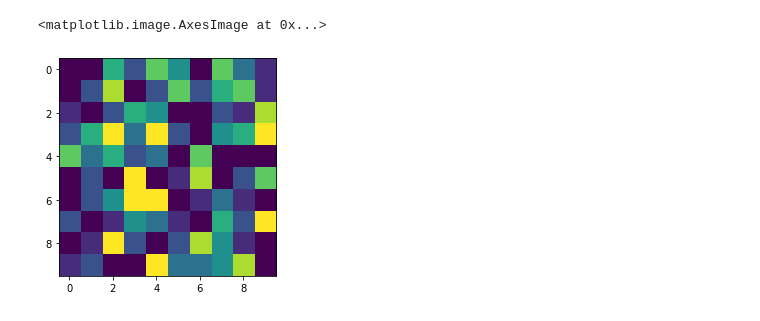
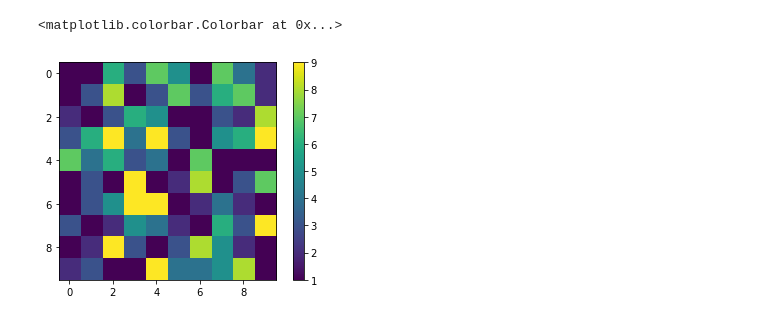
Before and after one commit to satrya070/aoc2021, a Jupyter notebook: day_15.ipynb, the cells around one changed output. Cells and saved outputs as stored; diff of their text form; code cells hidden in the pictures.

```diff
--- a/day_15.ipynb
+++ b/day_15.ipynb
@@ -13,6 +14,7 @@ for line in lines:
 examp = np.array(examp)
 # %%
 plt.imshow(examp)
+plt.colorbar()
 # %% [output]
-<matplotlib.image.AxesImage at 0x...>
+<matplotlib.colorbar.Colorbar at 0x...>
-[figure, old version]
+[figure, new version]
```
Also changed, not shown: parts of 11 cells of this notebook, 2 other files.
